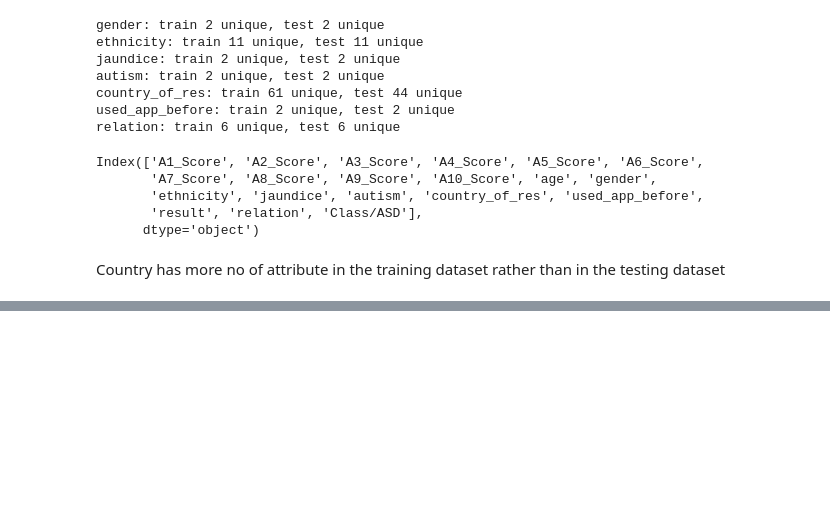
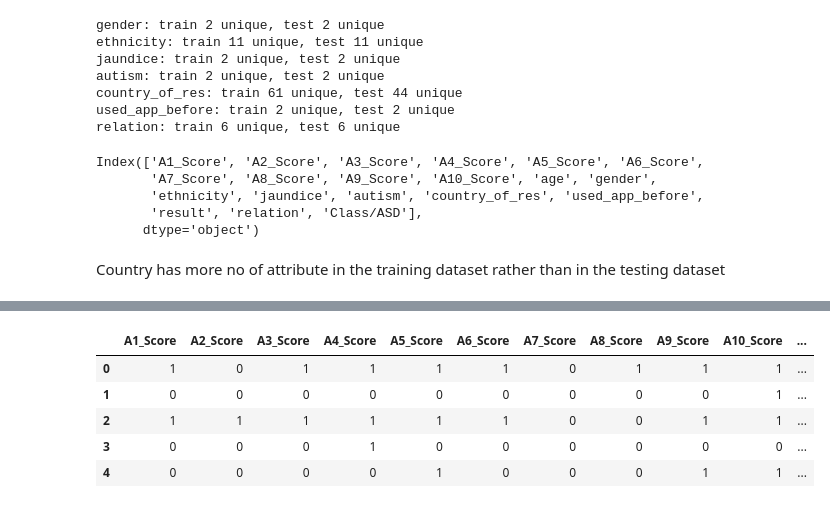
Before and after one commit to QuantumShot10/Autism-Disorder, a Jupyter notebook: Autism-prediction/autism_data.ipynb, the cells around one changed output, grey strips where cells are left out. Saved outputs shown, nothing was run; the diff lists cells and outputs as text; code cells hidden in the pictures; blank space fills up the shorter version.

```diff
--- a/Autism-prediction/autism_data.ipynb
+++ b/Autism-prediction/autism_data.ipynb
@@ -183,0 +228,9 @@ sns.countplot(x='gender', hue = 'Class/ASD',data = train)
+# %%
+train.head()
+# %% [output]
+|  | A1_Score | A2_Score | A3_Score | A4_Score | A5_Score | A6_Score | A7_Score | A8_Score | A9_Score | A10_Score | ... |
+| 0 | 1 | 0 | 1 | 1 | 1 | 1 | 0 | 1 | 1 | 1 | ... |
+| 1 | 0 | 0 | 0 | 0 | 0 | 0 | 0 | 0 | 0 | 1 | ... |
+| 2 | 1 | 1 | 1 | 1 | 1 | 1 | 0 | 0 | 1 | 1 | ... |
+| 3 | 0 | 0 | 0 | 1 | 0 | 0 | 0 | 0 | 0 | 0 | ... |
+| 4 | 0 | 0 | 0 | 0 | 1 | 0 | 0 | 0 | 1 | 1 | ... |
```
Also changed, not shown: parts of 12 cells of this notebook.
